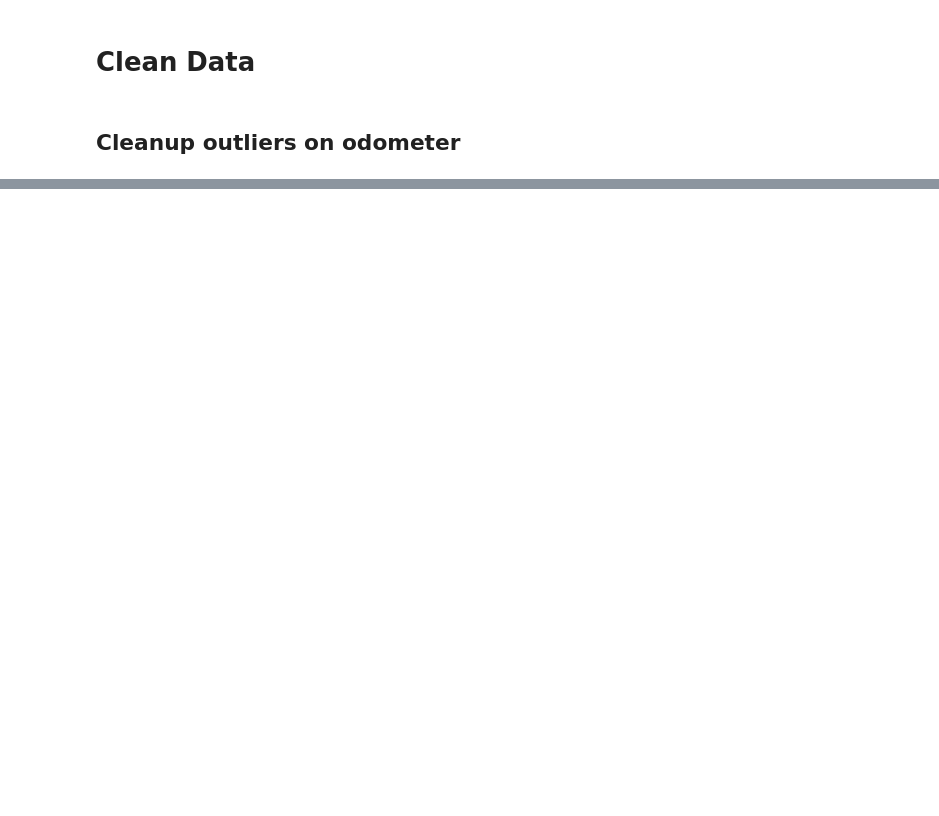
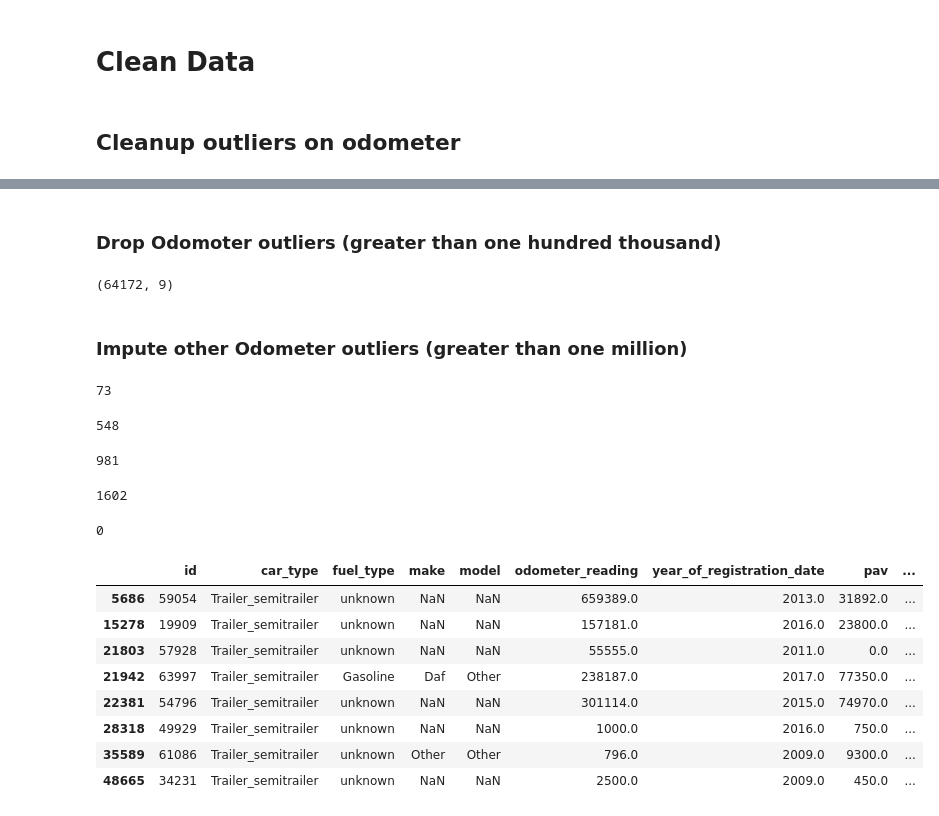
Before and after one commit to kjprice/smu-hackathon2019, a Jupyter notebook: Hackathan Project.ipynb, the cells around one changed output, grey strips where cells are left out. Saved outputs shown, nothing was run; the diff lists cells and outputs as text; code cells hidden in the pictures; blank space fills up the shorter version.

Commit message:
provide imputation for odometer

```diff
--- a/Hackathan Project.ipynb
+++ b/Hackathan Project.ipynb
@@ -112,3 +151,14 @@ data = data_raw
+# %% [markdown]
+### Drop Odomoter outliers (greater than one hundred thousand)
+# %%
+data = data.drop(odometer_readings_greater_than_one_hundred_thousand.index)
+data.shape
+# %% [output]
+(64172, 9)
+# %% [markdown]
+### Impute other Odometer outliers (greater than one million)
 # %%
-odometer_readings_greater_than_one_million = data['odometer_reading'][data['odometer_reading'] >= 1000000]
+odometer_readings_greater_than_one_million = data[data['odometer_reading'] >= (1000000-1)]
 len(odometer_readings_greater_than_one_million)
+# %% [output]
+73
@@ -121,0 +165,45 @@ data.shape
+# %%
+odometer_readings_at_zero = data[data.odometer_reading == 0]
+len(odometer_readings_at_zero)
+# %% [output]
+548
+# %%
+odometer_readings_at_null = data[data.odometer_reading.isnull()]
+len(odometer_readings_at_null)
+# %% [output]
+981
+# %%
+weird_odometers = pd.concat([
+    odometer_readings_at_zero,
+    odometer_readings_greater_than_one_million,
+    odometer_readings_at_null,
+])
+print(len(weird_odometers))
+# %% [output]
+1602
+# %%
+# TODO: right now we are imputing based on car_type, we can go deeper and look at make and/or model too
+for i in weird_odometers.index:
+    car = weird_odometers.loc[i]
+    median_value = median_odometer_by_car_type \
+        [median_odometer_by_car_type['car_type'] == car.car_type].odometer_reading
+    #car.odometer_reading = median_value.values[0]
+    data.set_value(i, 'odometer_reading', median_value)
+# %%
+# We should now have no massive odometer readings
+len(data[data['odometer_reading'] >= (1000000-1)])
+# %% [output]
+0
+# %%
+# Trailers that actually have an odometer reading (pretty weird)
+data.query("odometer_reading != 0 and car_type == 'Trailer_semitrailer'")
+# %% [output]
+|  | id | car_type | fuel_type | make | model | odometer_reading | year_of_registration_date | pav | ... |
+| 5686 | 59054 | Trailer_semitrailer | unknown | NaN | NaN | 659389.0 | 2013.0 | 31892.0 | ... |
+| 15278 | 19909 | Trailer_semitrailer | unknown | NaN | NaN | 157181.0 | 2016.0 | 23800.0 | ... |
+| 21803 | 57928 | Trailer_semitrailer | unknown | NaN | NaN | 55555.0 | 2011.0 | 0.0 | ... |
+| 21942 | 63997 | Trailer_semitrailer | Gasoline | Daf | Other | 238187.0 | 2017.0 | 77350.0 | ... |
+| 22381 | 54796 | Trailer_semitrailer | unknown | NaN | NaN | 301114.0 | 2015.0 | 74970.0 | ... |
+| 28318 | 49929 | Trailer_semitrailer | unknown | NaN | NaN | 1000.0 | 2016.0 | 750.0 | ... |
+| 35589 | 61086 | Trailer_semitrailer | unknown | Other | Other | 796.0 | 2009.0 | 9300.0 | ... |
+| 48665 | 34231 | Trailer_semitrailer | unknown | NaN | NaN | 2500.0 | 2009.0 | 450.0 | ... |
```
Also changed, not shown: parts of 11 cells of this notebook.
